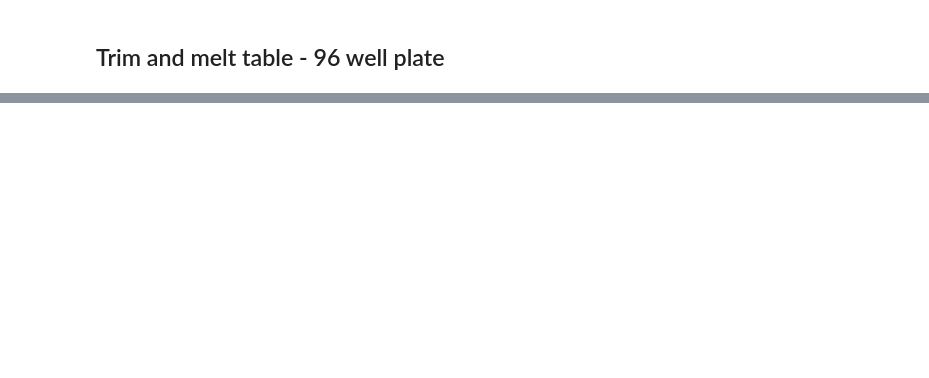
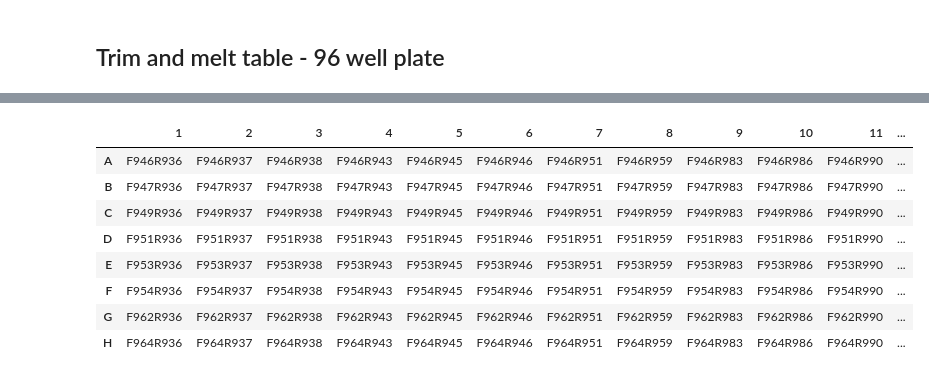
Before and after one commit to BioSpyder-Bioinformatics/notes-documentation, a Jupyter notebook: sample_sheet_code/sample_sheet_maker_v1.ipynb, the cells around one changed output, grey strips where cells are left out. Drawn from its saved outputs; the diff is of its cells as text; code cells hidden in the pictures; blank space fills up the shorter version.

```diff
--- a/sample_sheet_code/sample_sheet_maker_v1.ipynb
+++ b/sample_sheet_code/sample_sheet_maker_v1.ipynb
@@ -644,0 +549,12 @@ dfs
+# %%
+# Slice the imported DF so to have separate tables
+len_df = len(primers_from_csv)
+
+primer_plates = []
+
+for x in range(11, len_df+10, 11):
+    low_end = 0 if x == 11 else x - 11
+    # print(low_end, x)
+    primer_plates.append(primers_from_csv.iloc[low_end:x, :])
+
+# primer_plates[0]
@@ -644,0 +594,31 @@ dfs
+# %%
+def get_clean_plate(plate):
+    #remove table bottom row if null
+    # table = table[table.index != 'nan']
+
+    # Get row names
+    header_row = list(plate.iloc[1, 2:])
+    # Get column names
+    header_index = plate.iloc[2:10,1:2].T.values[0]
+
+    # Remove excess from table
+    plate = plate.iloc[2:10, 2:]
+
+    # Set row and column names
+    plate.columns = header_row
+    plate.index = header_index
+
+    return plate
+
+
+get_clean_plate(primer_plates[-1])
+# %% [output]
+|  | 1 | 2 | 3 | 4 | 5 | 6 | 7 | 8 | 9 | 10 | 11 | ... |
+| A | F946R936 | F946R937 | F946R938 | F946R943 | F946R945 | F946R946 | F946R951 | F946R959 | F946R983 | F946R986 | F946R990 | ... |
+| B | F947R936 | F947R937 | F947R938 | F947R943 | F947R945 | F947R946 | F947R951 | F947R959 | F947R983 | F947R986 | F947R990 | ... |
+| C | F949R936 | F949R937 | F949R938 | F949R943 | F949R945 | F949R946 | F949R951 | F949R959 | F949R983 | F949R986 | F949R990 | ... |
+| D | F951R936 | F951R937 | F951R938 | F951R943 | F951R945 | F951R946 | F951R951 | F951R959 | F951R983 | F951R986 | F951R990 | ... |
+| E | F953R936 | F953R937 | F953R938 | F953R943 | F953R945 | F953R946 | F953R951 | F953R959 | F953R983 | F953R986 | F953R990 | ... |
+| F | F954R936 | F954R937 | F954R938 | F954R943 | F954R945 | F954R946 | F954R951 | F954R959 | F954R983 | F954R986 | F954R990 | ... |
+| G | F962R936 | F962R937 | F962R938 | F962R943 | F962R945 | F962R946 | F962R951 | F962R959 | F962R983 | F962R986 | F962R990 | ... |
+| H | F964R936 | F964R937 | F964R938 | F964R943 | F964R945 | F964R946 | F964R951 | F964R959 | F964R983 | F964R986 | F964R990 | ... |
```
Also changed, not shown: parts of 18 cells of this notebook, 5 other files.
